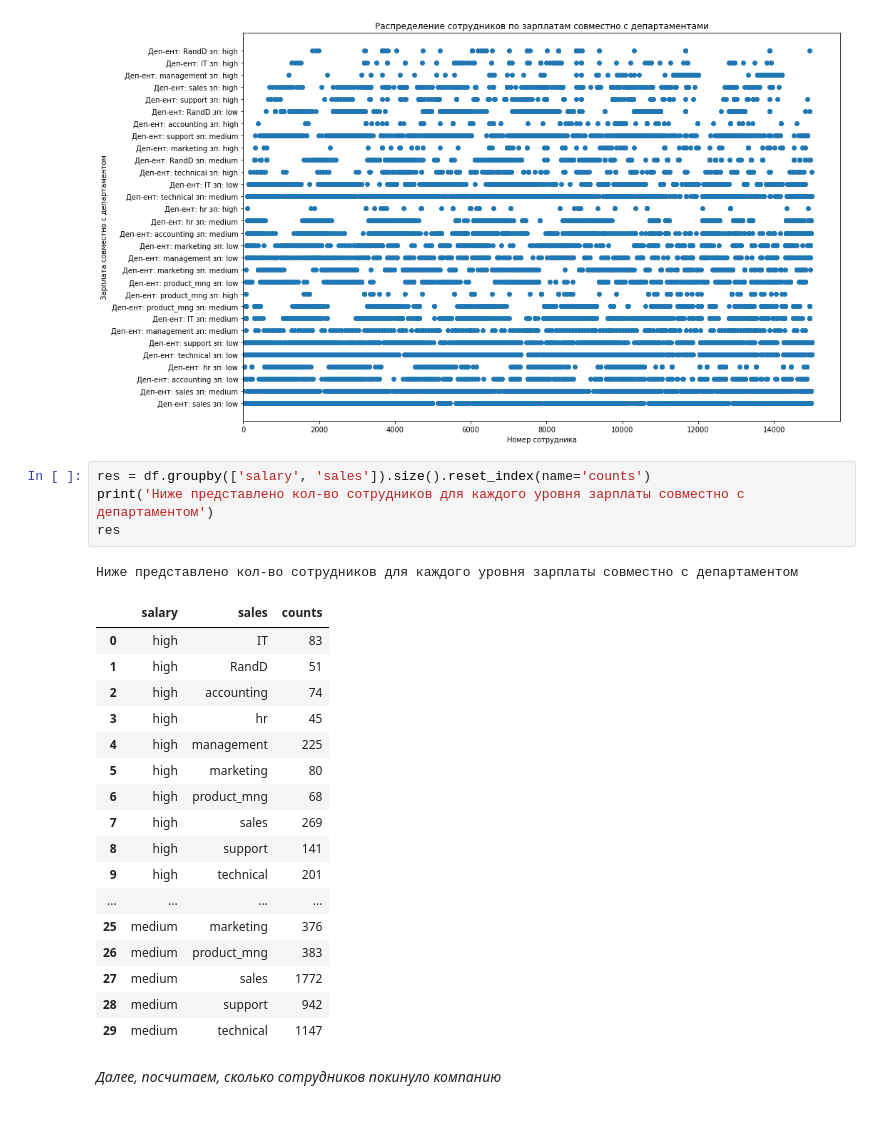
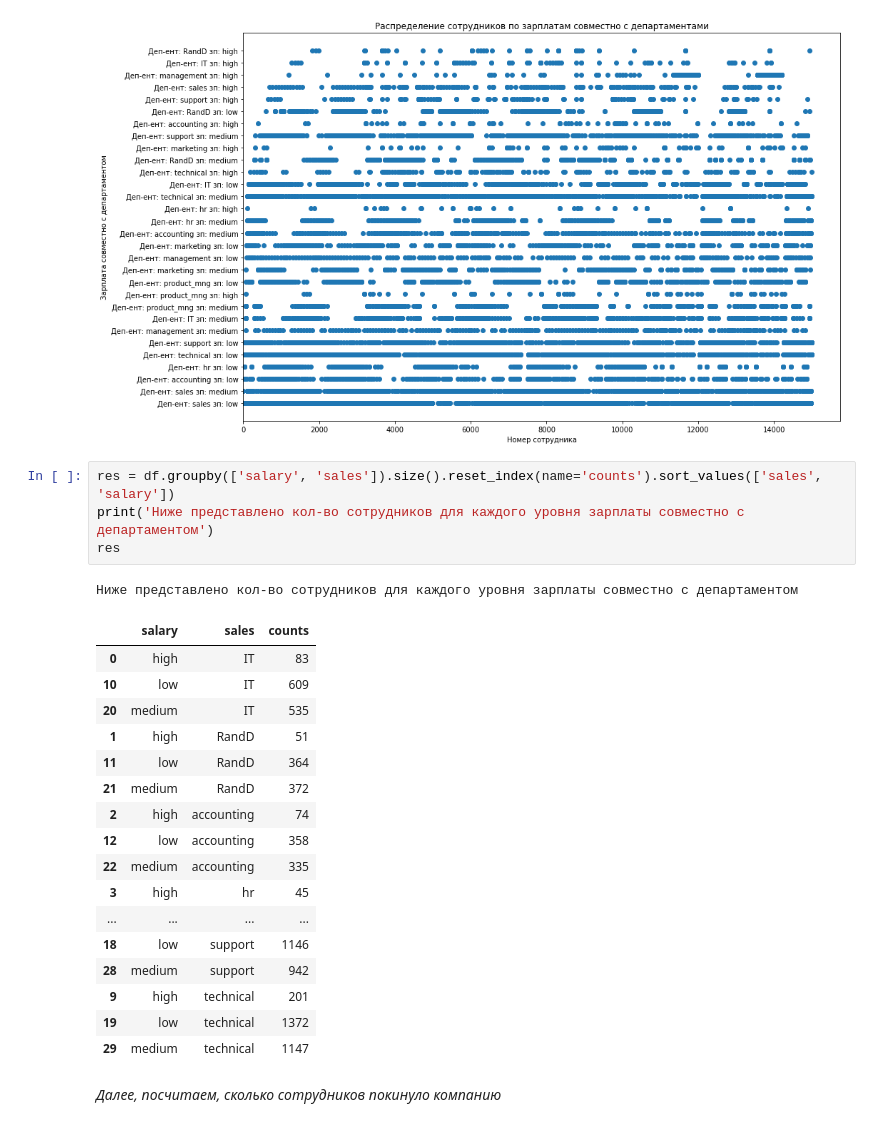
Before and after one commit to alexpon92/ntlg_test, a Jupyter notebook: Python/result_work/hw_result_work.ipynb, the cells around one changed output. Cells and saved outputs as stored; diff of their text form.

```diff
--- a/Python/result_work/hw_result_work.ipynb
+++ b/Python/result_work/hw_result_work.ipynb
@@ -217,27 +217,27 @@ plt.show()
 # %% [output]
 [figure]
 # %%
-res = df.groupby(['salary', 'sales']).size().reset_index(name='counts')
+res = df.groupby(['salary', 'sales']).size().reset_index(name='counts').sort_values(['sales', 'salary'])
 print('Ниже представлено кол-во сотрудников для каждого уровня зарплаты совместно с департаментом')
 res
 # %% [output]
 Ниже представлено кол-во сотрудников для каждого уровня зарплаты совместно с департаментом
 |  | salary | sales | counts |
 | 0 | high | IT | 83 |
+| 10 | low | IT | 609 |
+| 20 | medium | IT | 535 |
 | 1 | high | RandD | 51 |
+| 11 | low | RandD | 364 |
+| 21 | medium | RandD | 372 |
 | 2 | high | accounting | 74 |
+| 12 | low | accounting | 358 |
+| 22 | medium | accounting | 335 |
 | 3 | high | hr | 45 |
-| 4 | high | management | 225 |
-| 5 | high | marketing | 80 |
-| 6 | high | product_mng | 68 |
-| 7 | high | sales | 269 |
-| 8 | high | support | 141 |
+| ... | ... | ... | ... |
+| 18 | low | support | 1146 |
+| 28 | medium | support | 942 |
 | 9 | high | technical | 201 |
-| ... | ... | ... | ... |
-| 25 | medium | marketing | 376 |
-| 26 | medium | product_mng | 383 |
-| 27 | medium | sales | 1772 |
-| 28 | medium | support | 942 |
+| 19 | low | technical | 1372 |
 | 29 | medium | technical | 1147 |
 # %% [markdown]
 *Далее, посчитаем, сколько сотрудников покинуло компанию*
```
Also changed, not shown: parts of 18 cells of this notebook.
